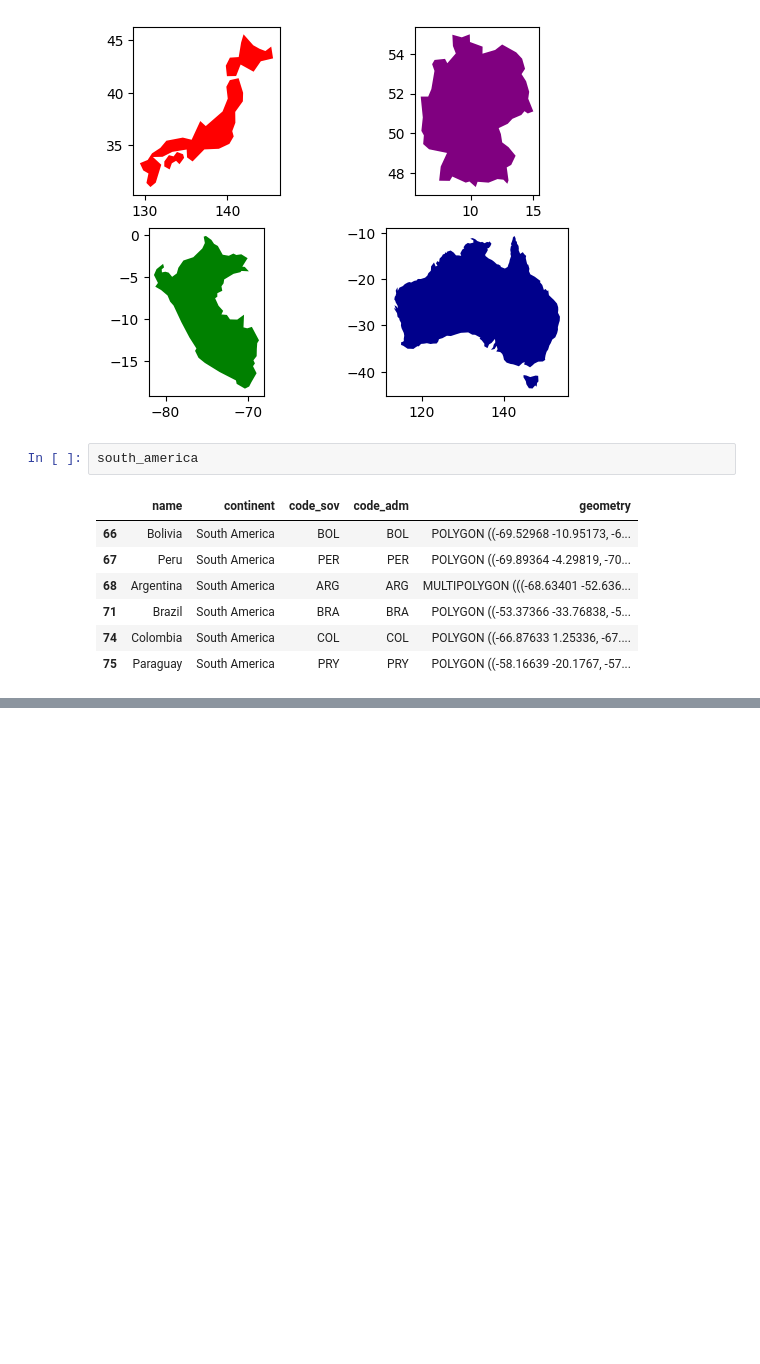
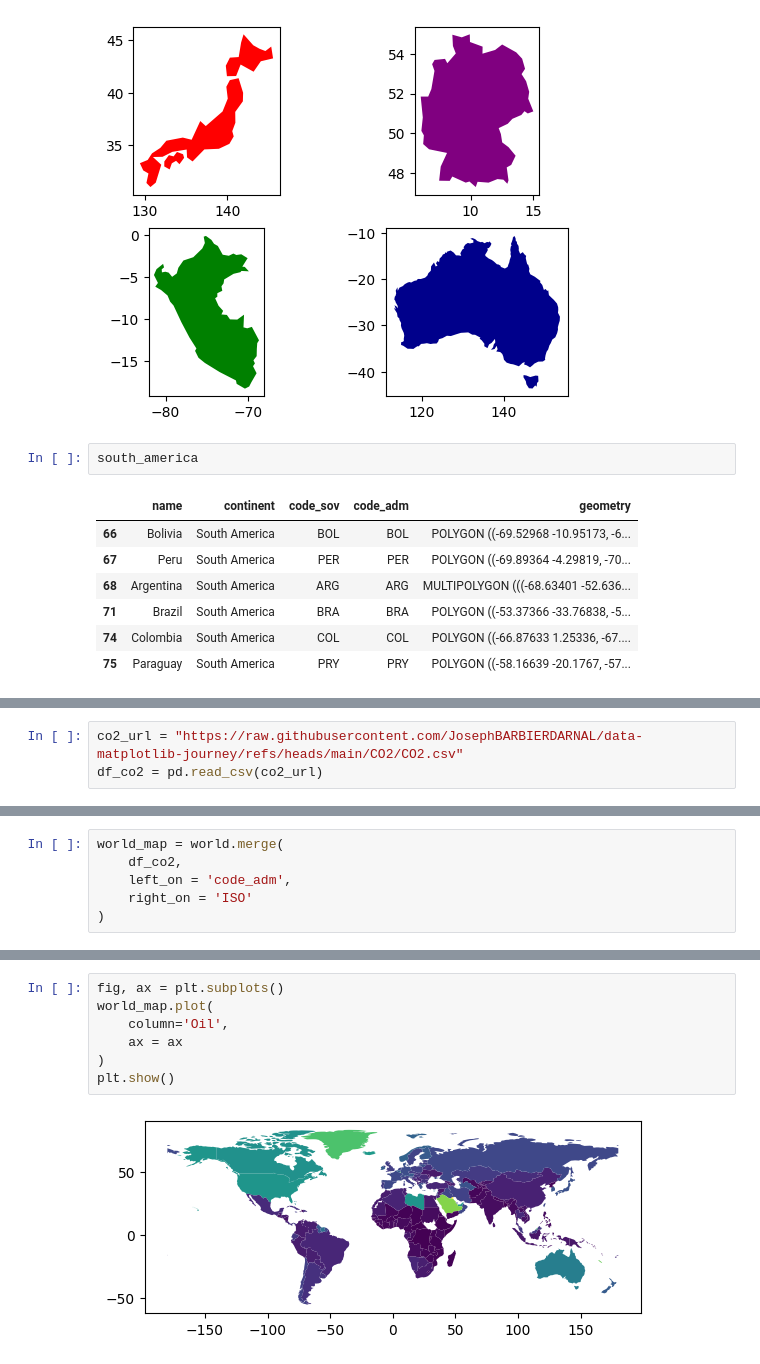
Before and after one commit to tdoan123/data-learning-journey, a Jupyter notebook: Python/MatplotlibJourney/map.ipynb, the cells around one changed output, grey strips where cells are left out. Cells and saved outputs as stored; diff of their text form; blank space fills up the shorter version.

```diff
--- a/Python/MatplotlibJourney/map.ipynb
+++ b/Python/MatplotlibJourney/map.ipynb
@@ -200,0 +256,3 @@ south_america
+# %%
+co2_url = "https://raw.githubusercontent.com/JosephBARBIERDARNAL/data-matplotlib-journey/refs/heads/main/CO2/CO2.csv"
+df_co2 = pd.read_csv(co2_url)
@@ -200,0 +291,6 @@ south_america
+# %%
+world_map = world.merge(
+    df_co2,
+    left_on = 'code_adm',
+    right_on = 'ISO'
+)
@@ -200,0 +313,9 @@ south_america
+# %%
+fig, ax = plt.subplots()
+world_map.plot(
+    column='Oil',
+    ax = ax
+)
+plt.show()
+# %% [output]
+[figure, added]
```
Also changed, not shown: parts of 13 cells of this notebook.
